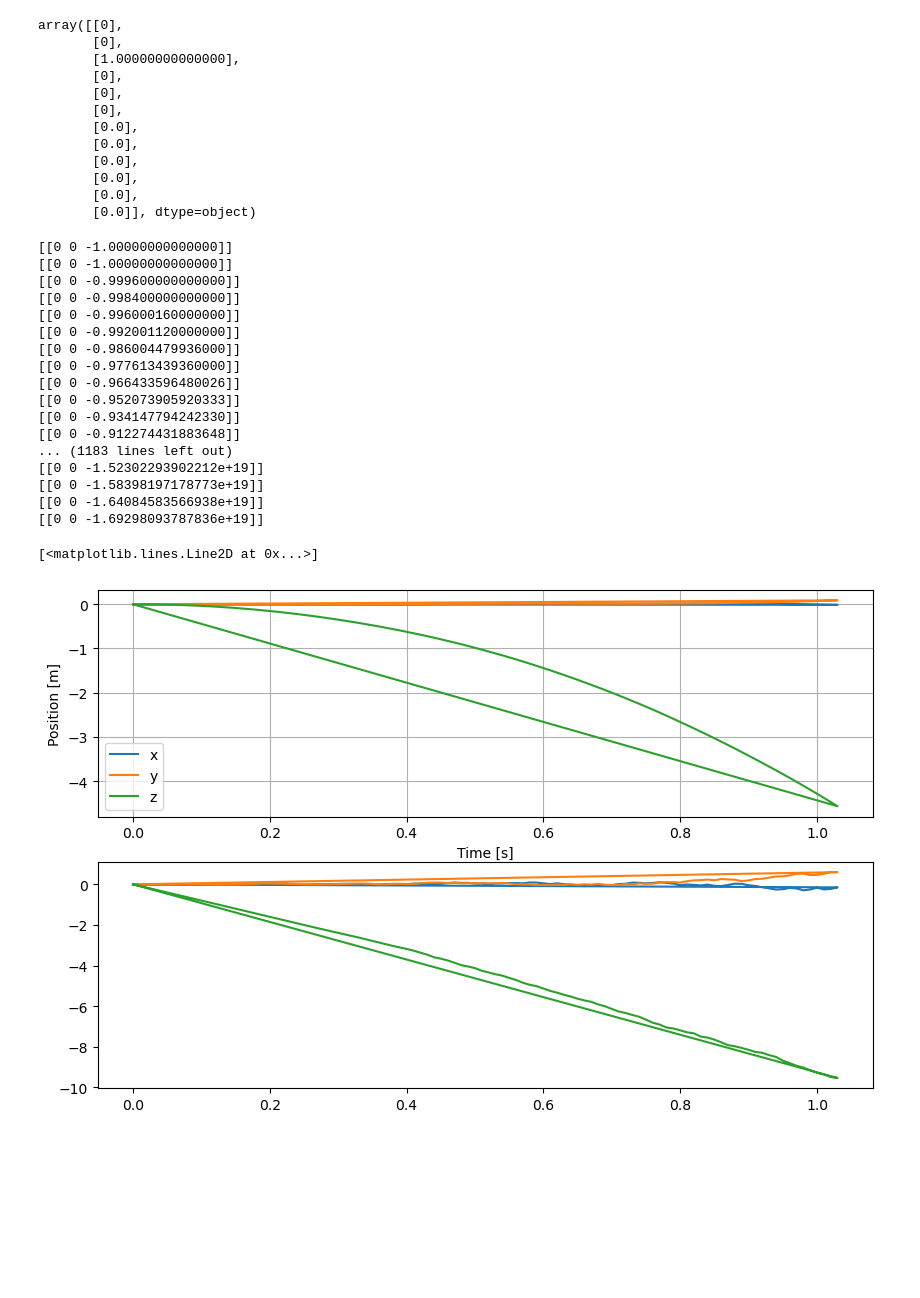
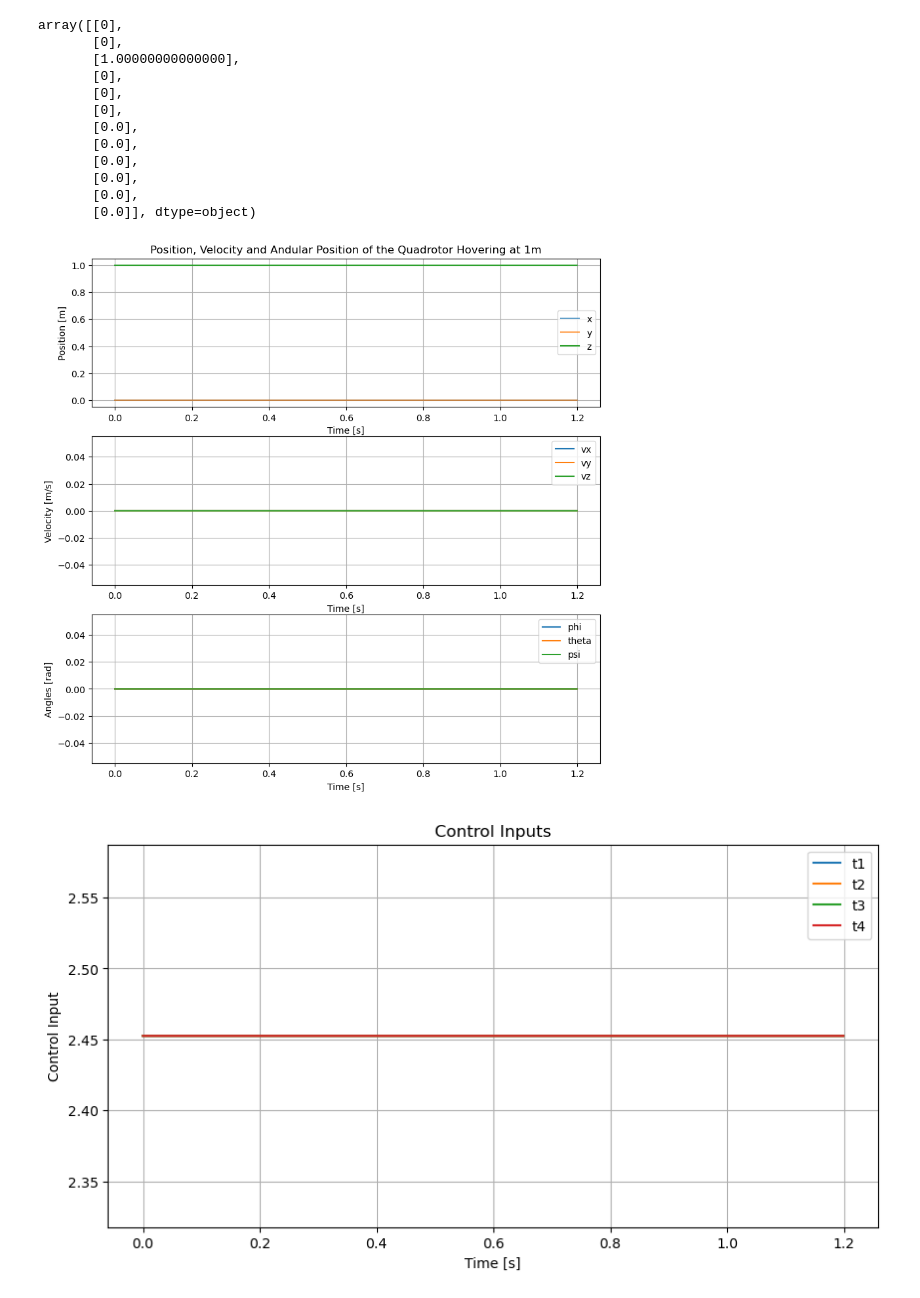
Before and after one commit to sh1shir/AE352-Final-Project, a Jupyter notebook: drone-eom.ipynb, the cells around one changed output. Saved outputs shown, nothing was run; the diff lists cells and outputs as text; code cells hidden in the pictures; blank space fills up the shorter version.

```diff
--- a/drone-eom.ipynb
+++ b/drone-eom.ipynb
@@ -179,7 +179,7 @@ array([[0],
 # %%
 # create a for loop to simulate the system for 2 minutes
 # Define the time step
-dt = 0.01
+dt = 0.001
 # Define the number of time steps
 N = 1200
 # Initialize the state vector
@@ -190,7 +190,7 @@ u = np.zeros((4, N))
 t = np.zeros((N, 1))
 
 # Define the initial state
-x[:, 0] = np.array([[p_eq[0]], [p_eq[1]], [p_eq[2]], [v_eq[0]], [v_eq[1]], [v_eq[2]], [ang_eq[0]], [ang_eq[1]], [ang_eq[2]], [w_eq[0]], [w_eq[1]], [w_eq[2]]]).flatten()
+x[:, 0] = np.array([[p_eq[0]], [p_eq[1]], [1.], [v_eq[0]], [v_eq[1]], [v_eq[2]], [ang_eq[0]], [ang_eq[1]], [ang_eq[2]], [w_eq[0]], [w_eq[1]], [w_eq[2]]]).flatten()
 
 # Define the control input
 u[:, 0] = tau_eq
@@ -200,10 +200,8 @@ K = np.array([[1.0, 1., 1., 1.0], [1.0, 1., 1., 1.0], [1.0, 1.0, 1., 1.0]]).T
 # Simulate the system
 for i in range(1, N):
     # Compute the control input
-    e = np.array([x[:3, i-1] - x_d[:3].flatten()])
-    print(e)
-    u[:, i] = -K @ e[0] + u[:, i-1]
-
+    e = np.array([x[:3, i-1] - x_d[:3].flatten()]).flatten()
+    u[:, i] = tau_eq
     # Compute the state rate vector
     f = X_dot.subs({px: x[0, i-1], py: x[1, i-1], pz: x[2, i-1],
                      vx: x[3, i-1], vy: x[4, i-1], vz: x[5, i-1],
@@ -215,42 +213,51 @@ for i in range(1, N):
     x[:, i] = x[:, i-1] + np.array(f).flatten()*dt
     # Update the time vector
     t[i] = t[i-1] + dt
-# %% [output]
-[[0 0 -1.00000000000000]]
-[[0 0 -1.00000000000000]]
-[[0 0 -0.999600000000000]]
-[[0 0 -0.998400000000000]]
-[[0 0 -0.996000160000000]]
-[[0 0 -0.992001120000000]]
-[[0 0 -0.986004479936000]]
-[[0 0 -0.977613439360000]]
-[[0 0 -0.966433596480026]]
-[[0 0 -0.952073905920333]]
-[[0 0 -0.934147794242330]]
-[[0 0 -0.912274431883648]]
-... (1183 lines left out)
-[[0 0 -1.52302293902212e+19]]
-[[0 0 -1.58398197178773e+19]]
-[[0 0 -1.64084583566938e+19]]
-[[0 0 -1.69298093787836e+19]]
 # %%
 # Plot the results
 import matplotlib.pyplot as plt
 plt.figure(figsize=(10, 10))
 plt.subplot(3, 1, 1)
-plt.plot(t, x[0, :], label='x')
-plt.plot(t, x[1, :], label='y')
+plt.plot(t, x[0, :], label='x', alpha=0.7)
+plt.plot(t, x[1, :], label='y', alpha=0.7)
 plt.plot(t, x[2, :], label='z')
+plt.title('Position, Velocity and Andular Position of the Quadrotor Hovering at 1m')
 plt.xlabel('Time [s]')
 plt.ylabel('Position [m]')
 plt.legend()
 plt.grid()
 plt.subplot(3, 1, 2)
 plt.plot(t, x[3, :], label='vx')
 plt.plot(t, x[4, :], label='vy')
 plt.plot(t, x[5, :], label='vz')
+plt.xlabel('Time [s]')
+plt.ylabel('Velocity [m/s]')
+plt.legend()
+plt.grid()
+plt.subplot(3, 1, 3)
+plt.plot(t, x[6, :], label='phi')
+plt.plot(t, x[7, :], label='theta')
+plt.plot(t, x[8, :], label='psi')
+plt.xlabel('Time [s]')
+plt.ylabel('Angles [rad]')
+plt.legend()
+plt.grid()
+plt.show()
+
+# Plot the control inputs
+plt.figure(figsize=(10, 5))
+plt.plot(t, u[0, :], label='t1')
+plt.plot(t, u[1, :], label='t2')
+plt.plot(t, u[2, :], label='t3')
+plt.plot(t, u[3, :], label='t4')
+plt.title('Control Inputs')
+plt.xlabel('Time [s]')
+plt.ylabel('Control Input')
+plt.legend()
+plt.grid()
+plt.show()
 # %% [output]
-[<matplotlib.lines.Line2D at 0x...>]
-[figure, old version]
+[figure, new version]
+[figure, added]
 # %%
 # Simulate the drone moving in a circle with a fixed radius of 2 meters with a constant height of 1 meter with a speed of 0.5 for 1 minute
```
Also changed, not shown: parts of 1 cell of this notebook.
